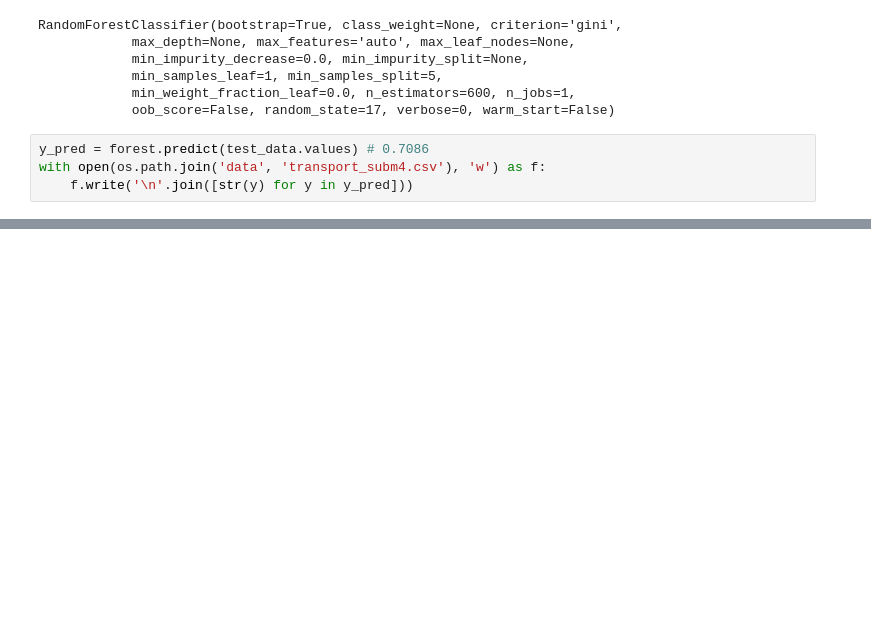
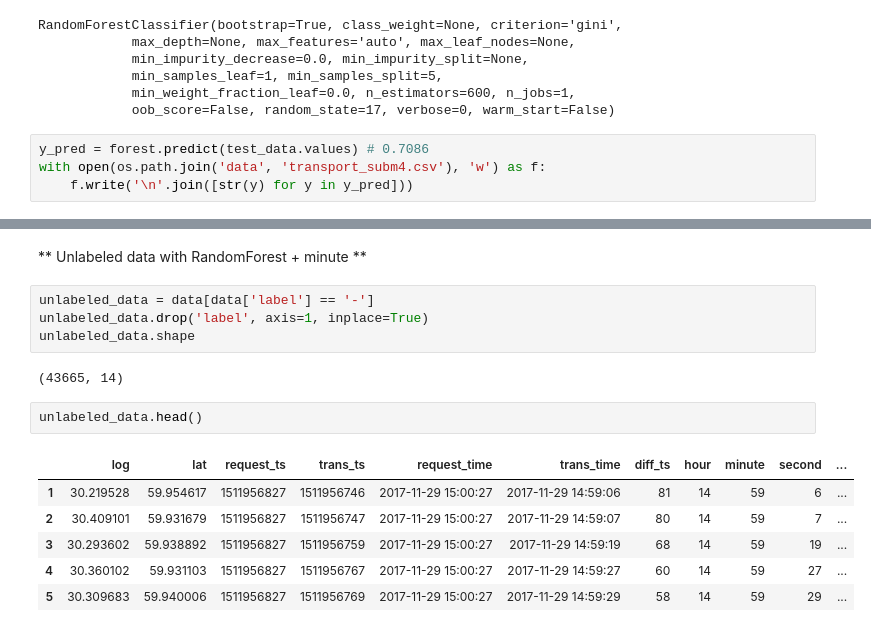
Before and after one commit to default2406/ML-PM-PU, a Jupyter notebook: transport classification.ipynb, the cells around one changed output, grey strips where cells are left out. Drawn from its saved outputs; the diff is of its cells as text; blank space fills up the shorter version.

```diff
--- a/transport classification.ipynb
+++ b/transport classification.ipynb
@@ -820,0 +915,17 @@ with open(os.path.join('data', 'transport_subm4.csv'), 'w') as f:
+# %% [markdown]
+** Unlabeled data with RandomForest + minute **
+# %%
+unlabeled_data = data[data['label'] == '-']
+unlabeled_data.drop('label', axis=1, inplace=True)
+unlabeled_data.shape
+# %% [output]
+(43665, 14)
+# %%
+unlabeled_data.head()
+# %% [output]
+|  | log | lat | request_ts | trans_ts | request_time | trans_time | diff_ts | hour | minute | second | ... |
+| 1 | 30.219528 | 59.954617 | 1511956827 | 1511956746 | 2017-11-29 15:00:27 | 2017-11-29 14:59:06 | 81 | 14 | 59 | 6 | ... |
+| 2 | 30.409101 | 59.931679 | 1511956827 | 1511956747 | 2017-11-29 15:00:27 | 2017-11-29 14:59:07 | 80 | 14 | 59 | 7 | ... |
+| 3 | 30.293602 | 59.938892 | 1511956827 | 1511956759 | 2017-11-29 15:00:27 | 2017-11-29 14:59:19 | 68 | 14 | 59 | 19 | ... |
+| 4 | 30.360102 | 59.931103 | 1511956827 | 1511956767 | 2017-11-29 15:00:27 | 2017-11-29 14:59:27 | 60 | 14 | 59 | 27 | ... |
+| 5 | 30.309683 | 59.940006 | 1511956827 | 1511956769 | 2017-11-29 15:00:27 | 2017-11-29 14:59:29 | 58 | 14 | 59 | 29 | ... |
```
Also changed, not shown: parts of 24 cells of this notebook.
